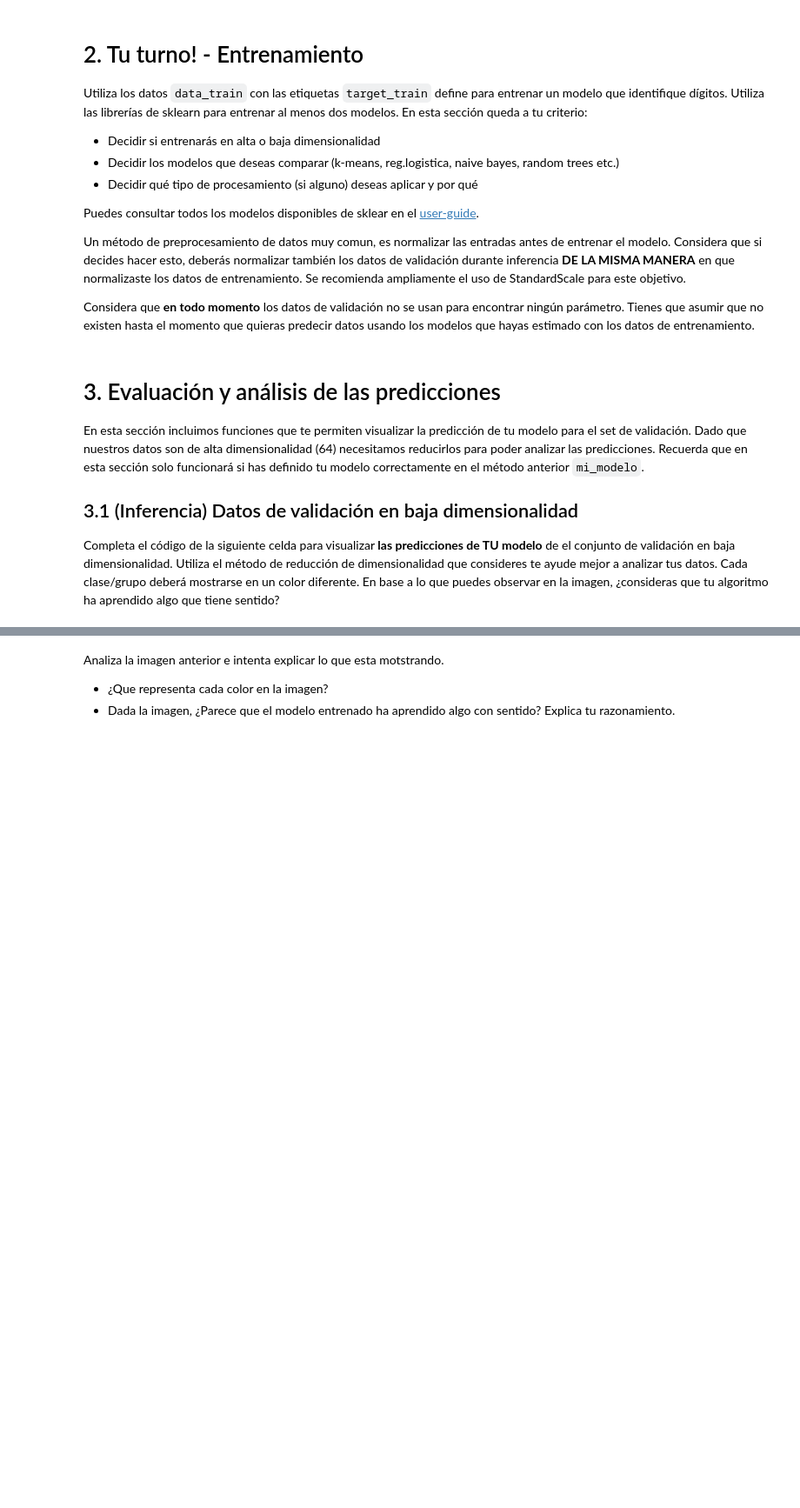
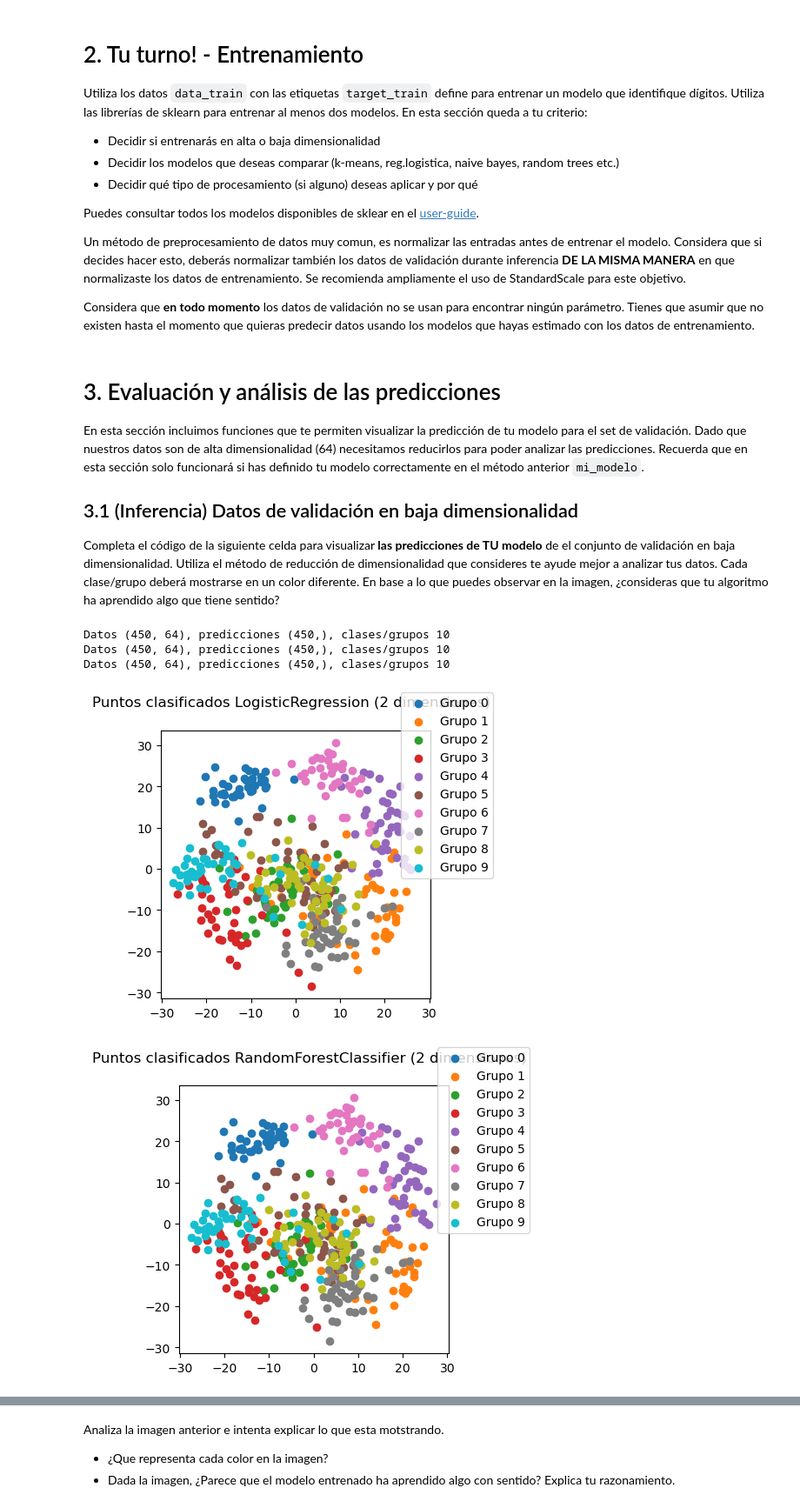
Before and after one commit to JessicaBorja/SI24, a Jupyter notebook: src/si24/proyectos/P01_digit_recognition/proyecto_1_digits.ipynb, the cells around one changed output, grey strips where cells are left out. Shown at 87% size. Cells and saved outputs as stored; diff of their text form; code cells hidden in the pictures; blank space fills up the shorter version.

```diff
--- a/src/si24/proyectos/P01_digit_recognition/proyecto_1_digits.ipynb
+++ b/src/si24/proyectos/P01_digit_recognition/proyecto_1_digits.ipynb
@@ -117,7 +117,7 @@ Un método de preprocesamiento de datos muy comun, es normalizar las entradas an
 Considera que **en todo momento** los datos de validación no se usan para encontrar ningún parámetro. Tienes que asumir que no existen hasta el momento que quieras predecir datos usando los modelos que hayas estimado con los datos de entrenamiento.
 # %%
 from sklearn.linear_model import LogisticRegression
-from sklearn.naive_bayes import GaussianNB
+from sklearn.ensemble import RandomForestClassifier
 from sklearn.neighbors import KNeighborsClassifier
 
 # Entontramos los valores de normalización USANDO LOS DATOS DE ENTRENAMIENTO
@@ -131,6 +131,17 @@ def train(X, label, model_type:str):
     # TODO: Entrena el modelo y regresa el modelo entrenado en los datos de entrenamiento
     # model puede ser tanto la instancia de la clase que quieras usar, como un string indicando
 
+    if model_type == 'LogisticRegression':
+        estimator = LogisticRegression()
+    elif model_type == 'RandomForestClassifier':
+        estimator = RandomForestClassifier()
+    elif model_type == 'KNeighborsClassifier':
+        estimator = KNeighborsClassifier()
+    else:
+        raise ValueError("model_type debe ser 'LogisticRegression', 'RandomForestClassifier' o 'KNeighborsClassifier'")
+
+    # Entrenamos el modelo
+    estimator.fit(data, label)
 
     return estimator
 
@@ -143,18 +154,19 @@ def inference(trained_model, X_val):
     # TODO: Normaliza los datos de validación
     # El mismos preprocesamiento de datos se aplica a
     # tanto inferencia como entrenamiento
-    data = ...
+    data = scaler.transform(X_val)
 
     # TODO: Utiliza el modelo para predecir valores para los datos de validación
     # Regresa las predicciones de tu modelo para X_val
     # En este caso, modelo tiene que ser una instancia de una clase para la cual quieres hacer predicción
-
+    preds =trained_model.predict(data)
     return preds
 
 trained_models = {
-    "algun_modelo": None,
-    "otra_cosa": None,
-    ...
+    "LogisticRegression": None,
+    "RandomForestClassifier": None,
+    "KNeighborsClassifier": None
+
 }
 for model_type in trained_models.keys():
     modelo = train(data_train, target_train, model_type=model_type)
@@ -177,17 +189,25 @@ def vis_low_dim(data_val, preds, model_type):
     print(f"Datos {data_val.shape}, predicciones {preds.shape}, clases/grupos {n_groups}")
 
     # TODO: Reduce los datos de VALIDACIÓN data_val a dos dimensiones para poder visualizarlos
-    reduced_data = ...
+    tsne = TSNE(n_components=2)
+    reduced_data = pca.fit_transform(data_val)
     for g in groups:
         # TODO: Grafica los datos de VALIDACIÓN reducidos (reduced_data.shape = (N, 2))
         # Tal que grafiques aquellos que correspondan al grupo/clase group
         # Investiga plt.scatter, np.where o cómo filtrar arreglos dada una condición booleana
-        ...
+        indices= np.where(preds == g)
+        ax.scatter(reduced_data[indices, 0], reduced_data[indices, 1], label=f"Grupo {g}")
     fig.show()
     fig.legend()
 # %%
-modelo = trained_models["logistic_reg"]
+modelo = trained_models["LogisticRegression"]
 # Llamamos a inferencia de tu modelo
 for model_type, modelo in trained_models.items():
     preds = inference(modelo, data_val)
     vis_low_dim(data_val, preds, model_type)
+# %% [output]
+Datos (450, 64), predicciones (450,), clases/grupos 10
+Datos (450, 64), predicciones (450,), clases/grupos 10
+Datos (450, 64), predicciones (450,), clases/grupos 10
+[figure, added]
+[figure, added]
```
Also changed, not shown: parts of 7 cells of this notebook, 14 other files.
